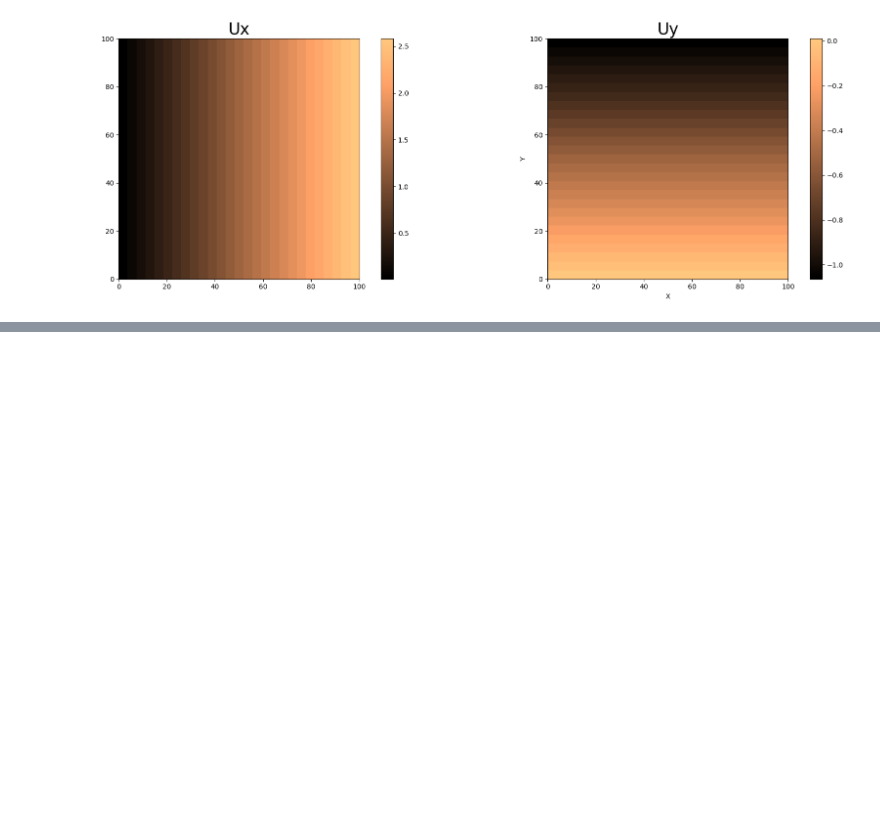
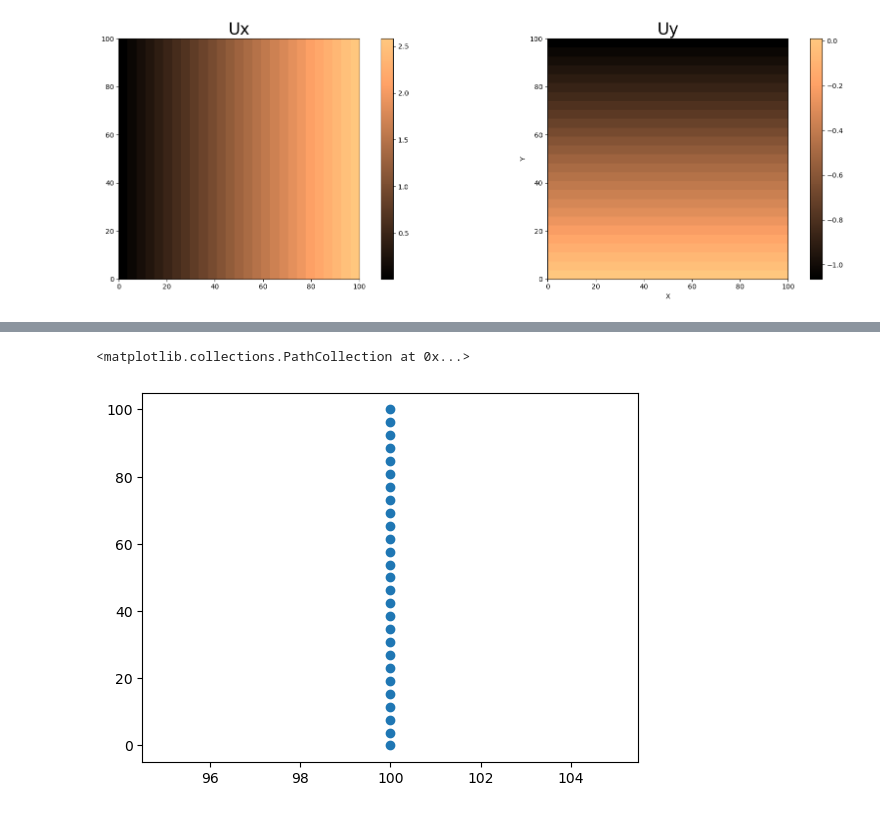
Before and after one commit to bonneted/pinn-cm, a Jupyter notebook: UQ/thin_plate.ipynb, the cells around one changed output, grey strips where cells are left out. Drawn from its saved outputs; the diff is of its cells as text; code cells hidden in the pictures; blank space fills up the shorter version.

```diff
--- a/UQ/thin_plate.ipynb
+++ b/UQ/thin_plate.ipynb
@@ -761,0 +760,9 @@ for delta in np.linspace(1e-5,1,10):
+# %%
+x_bc = torch.ones((N,2))*Lmax
+x_bc[:,1] = torch.linspace(0,Lmax,N).float()
+x_bc = x_bc.numpy()
+
+plt.scatter(x_bc[:,0],x_bc[:,1])
+# %% [output]
+<matplotlib.collections.PathCollection at 0x...>
+[figure, added]
```
Also changed, not shown: parts of 5 cells of this notebook.
